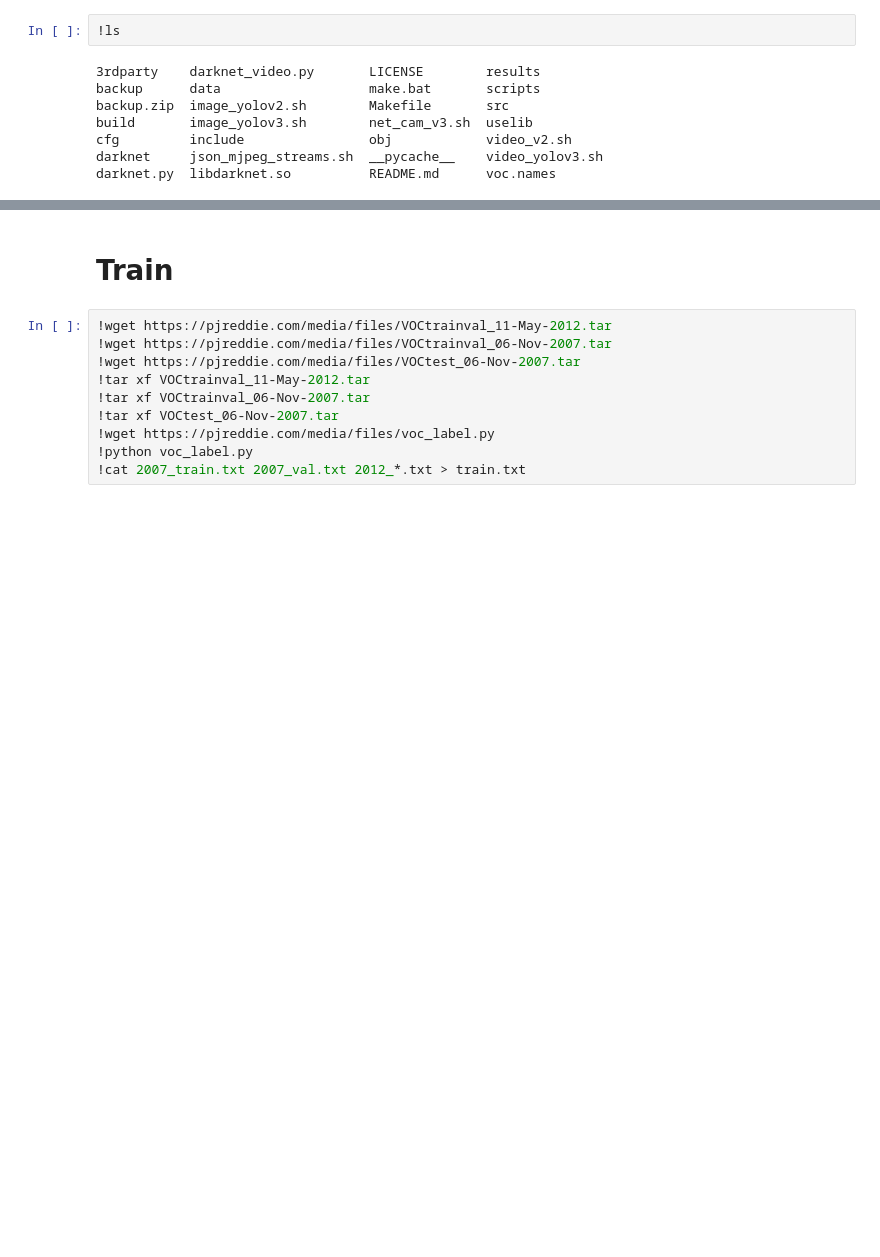
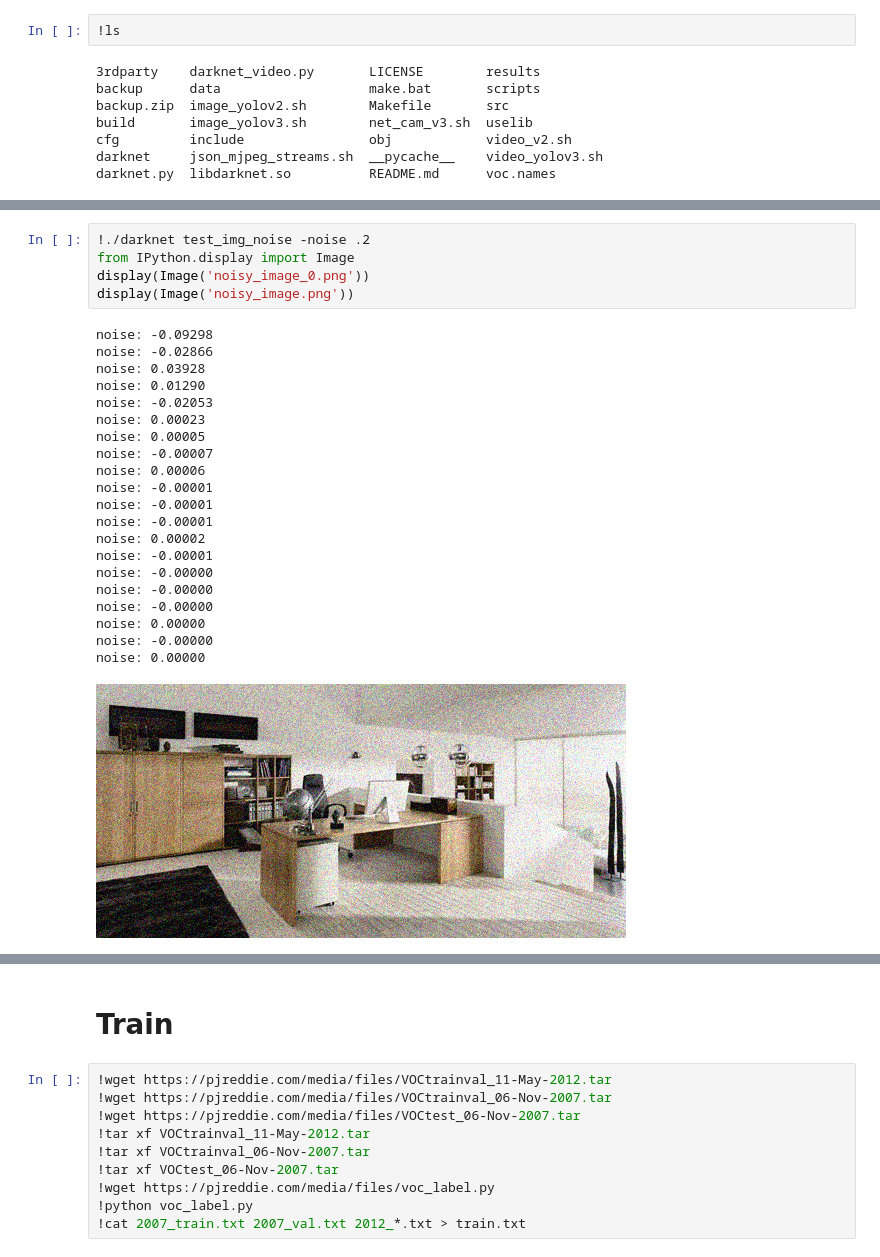
Before and after one commit to 19greg96/yolo-onlab, a Jupyter notebook: onlab.ipynb, the cells around one changed output, grey strips where cells are left out. Drawn from its saved outputs; the diff is of its cells as text; blank space fills up the shorter version.

```diff
--- a/onlab.ipynb
+++ b/onlab.ipynb
@@ -74,0 +89,27 @@ g++ -std=c++11 -Iinclude/  -DOPENCV `pkg-config --cflags opencv`  -DGPU -I/usr/l
+# %%
+!./darknet test_img_noise -noise .2
+from IPython.display import Image
+display(Image('noisy_image_0.png'))
+display(Image('noisy_image.png'))
+# %% [output]
+noise: -0.09298
+noise: -0.02866
+noise: 0.03928
+noise: 0.01290
+noise: -0.02053
+noise: 0.00023
+noise: 0.00005
+noise: -0.00007
+noise: 0.00006
+noise: -0.00001
+noise: -0.00001
+noise: -0.00001
+noise: 0.00002
+noise: -0.00001
+noise: -0.00000
+noise: -0.00000
+noise: -0.00000
+noise: 0.00000
+noise: -0.00000
+noise: 0.00000
+[figure, added]
```
Also changed, not shown: parts of 11 cells of this notebook.
